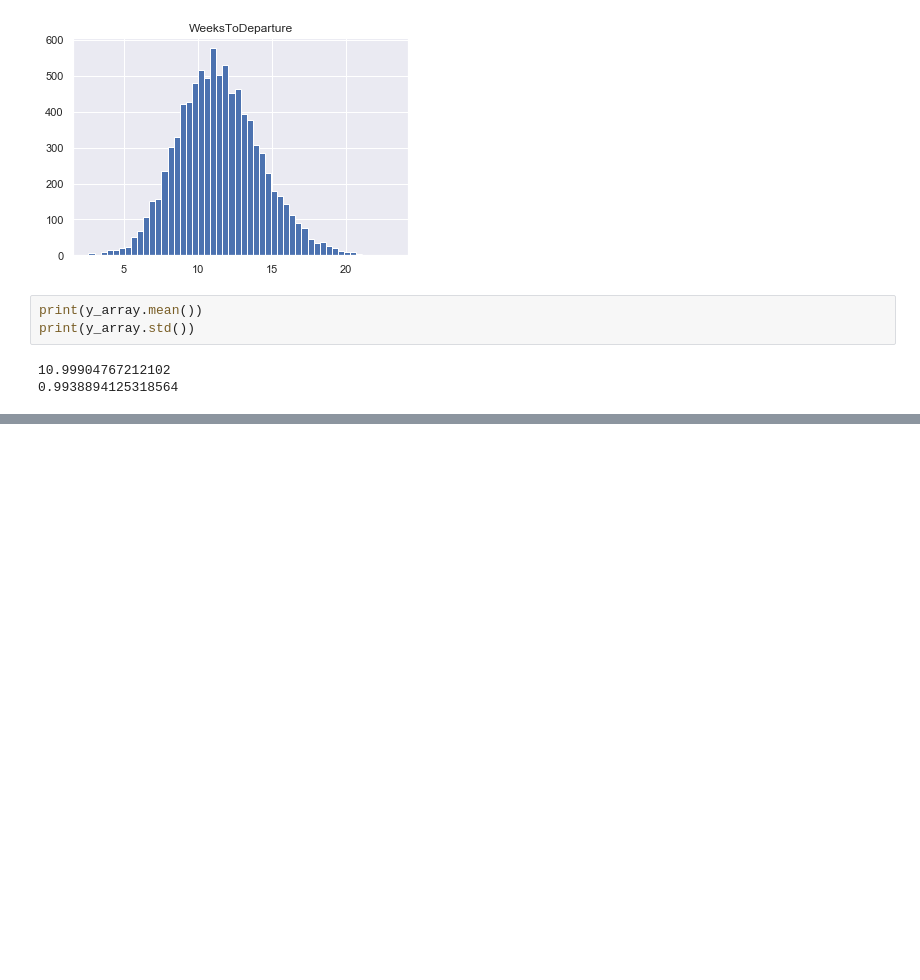
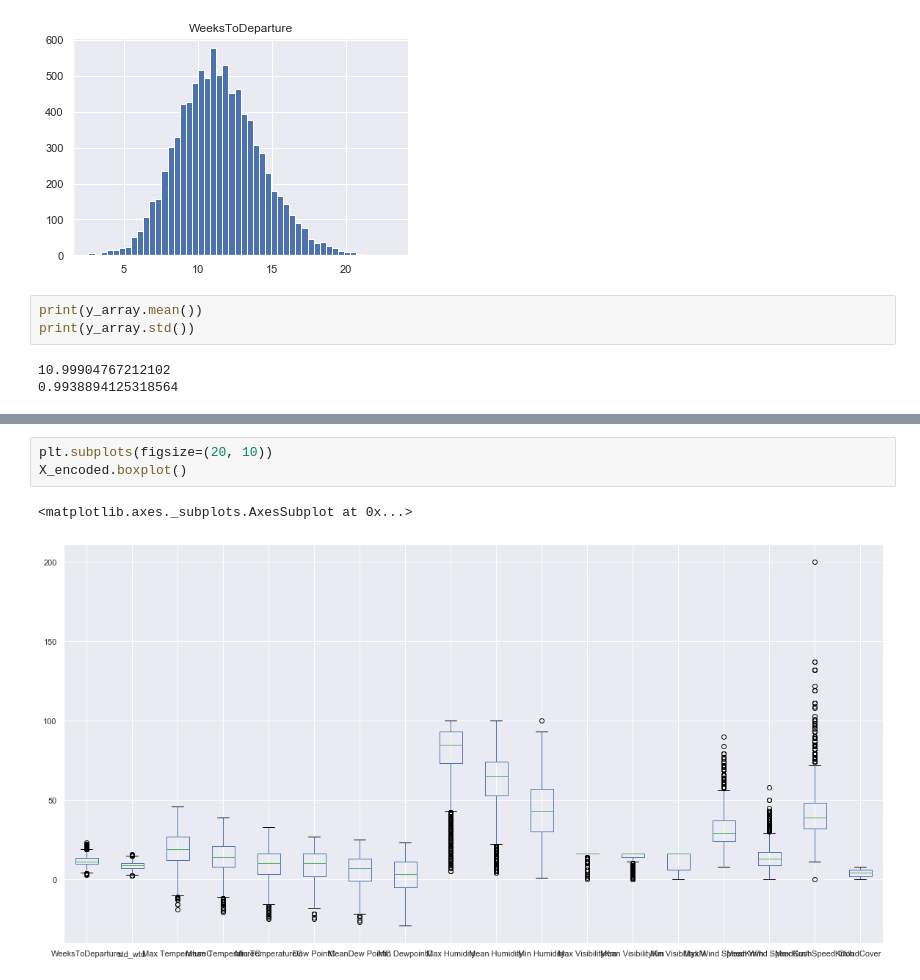
Before and after one commit to AdrienToulouse/Predicting_air_traffic, a Jupyter notebook: Polo's work.ipynb, the cells around one changed output, grey strips where cells are left out. Drawn from its saved outputs; the diff is of its cells as text; blank space fills up the shorter version.

```diff
--- a/Polo's work.ipynb
+++ b/Polo's work.ipynb
@@ -118,0 +160,6 @@ print(y_array.std())
+# %%
+plt.subplots(figsize=(20, 10))
+X_encoded.boxplot()
+# %% [output]
+<matplotlib.axes._subplots.AxesSubplot at 0x...>
+[figure, added]
```
Also changed, not shown: parts of 8 cells of this notebook.
